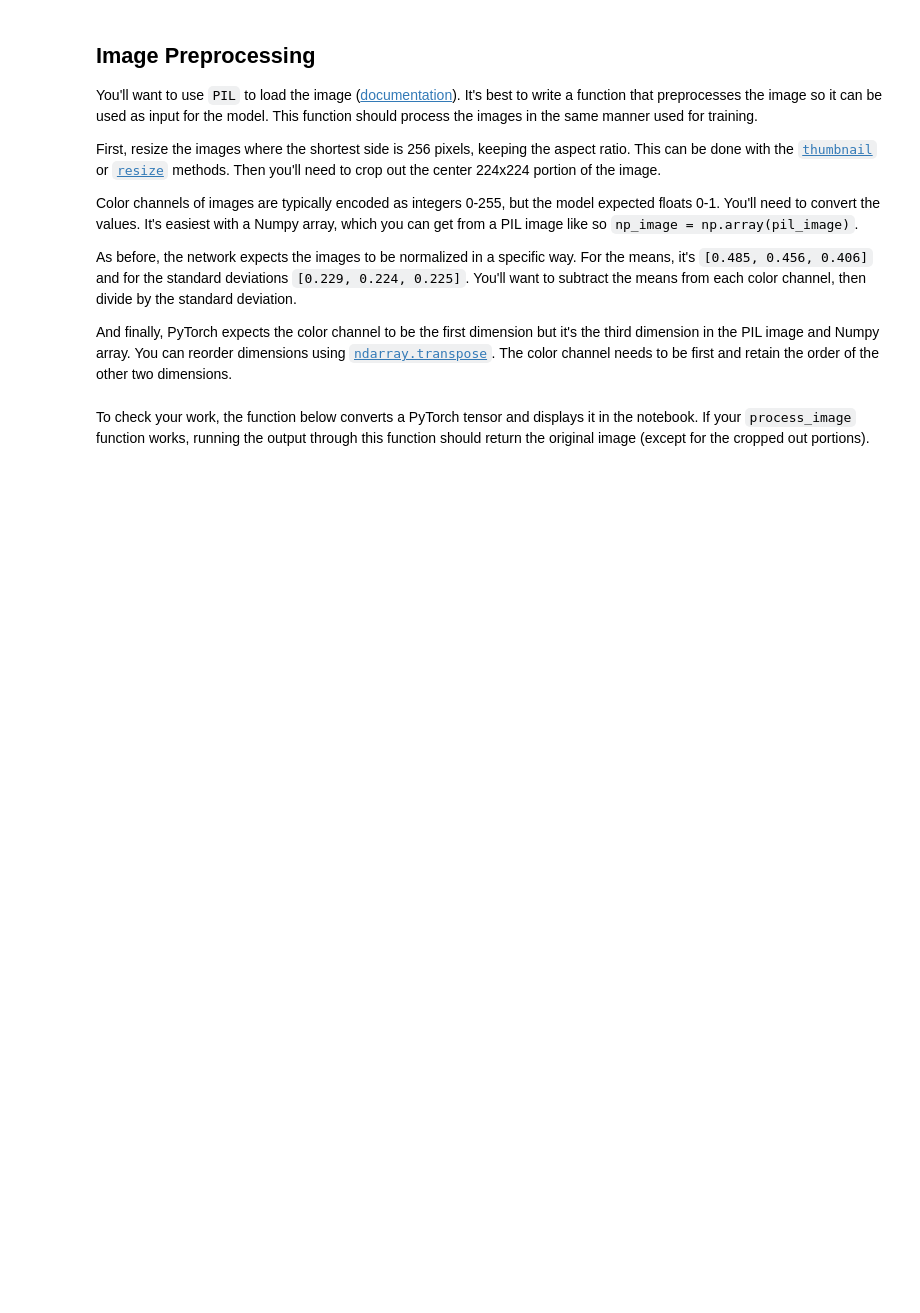
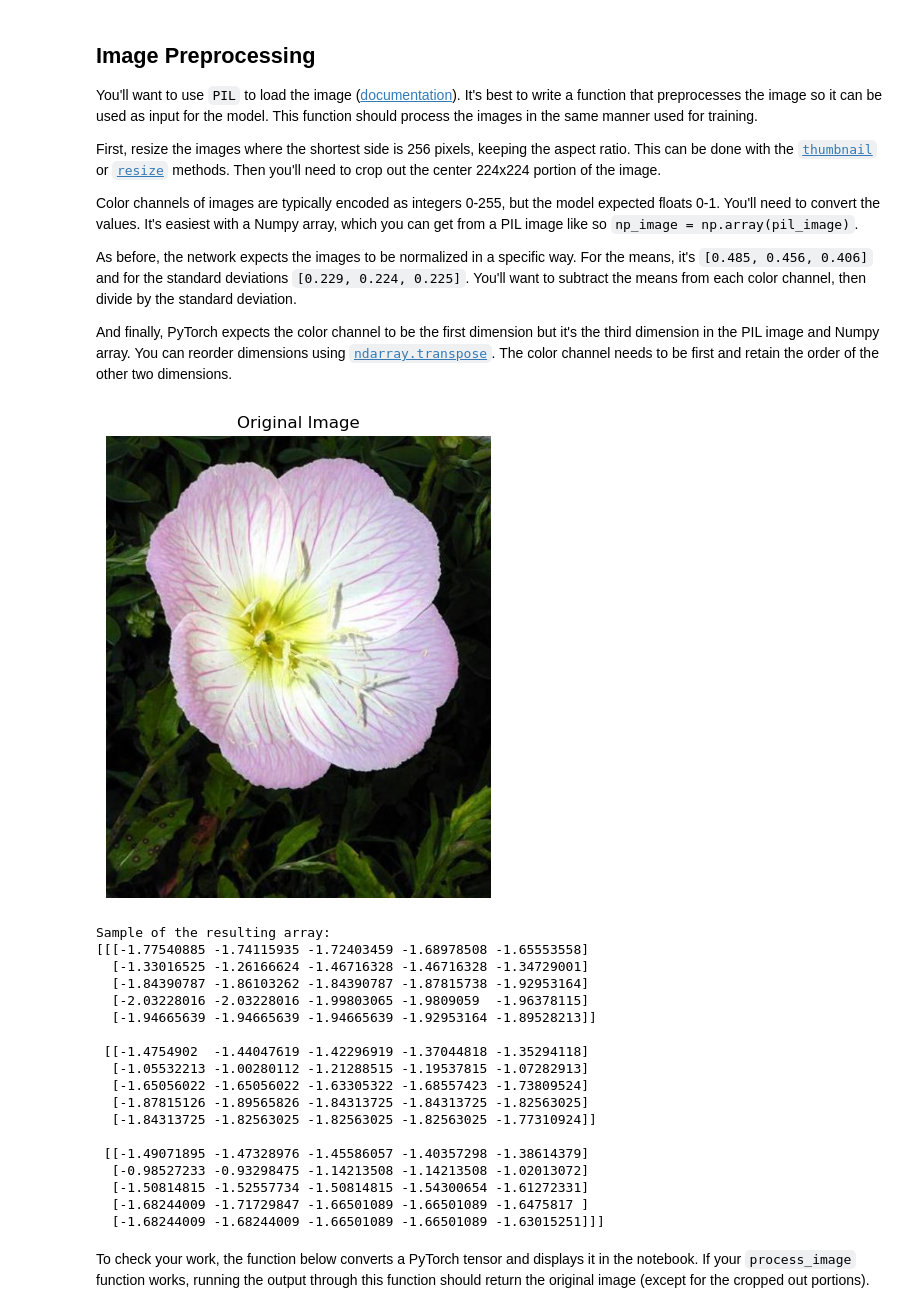
Before and after one commit to emdeh/rmit-img-classifier, a Jupyter notebook: Image Classifier Project.ipynb, the cells around one changed output. Drawn from its saved outputs; the diff is of its cells as text; code cells hidden in the pictures; blank space fills up the shorter version.

Commit message:
updated process image function to output original and sample array

```diff
--- a/Image Classifier Project.ipynb
+++ b/Image Classifier Project.ipynb
@@ -481,6 +481,13 @@ def process_image(image_path):
 
     # Load the image
     pil_image = Image.open(image_path)
+
+    # Display the original image
+    plt.figure(figsize=(6, 6))
+    plt.imshow(pil_image)
+    plt.title("Original Image")
+    plt.axis('off')
+    plt.show()
 
     # Resize the image so the shortest side is 256 pixels
     size = 256
@@ -488,34 +495,58 @@ def process_image(image_path):
     if aspect_ratio > 1:
         new_size = (int(aspect_ratio * size), size)
     else:
         new_size = (size, int(size / aspect_ratio))
 
     pil_image = pil_image.resize(new_size, Image.LANCZOS)
 
     # Center crop the image to 224x224
     width, height = pil_image.size
     left = (width - 224) / 2
     top = (height - 224) / 2
     right = left + 224
     bottom = top + 224
     pil_image = pil_image.crop((left, top, right, bottom))
 
     # Convert image to Numpy array and normalise
     np_image = np.array(pil_image) / 255.0
     mean = np.array([0.485, 0.456, 0.406])
     std = np.array([0.229, 0.224, 0.225])
     np_image = (np_image - mean) / std
 
     # Reorder dimensions so that color channel is first
     np_image = np_image.transpose((2, 0, 1))
 
+    # Display a sample of the resulting array
+    print("Sample of the resulting array:")
+    print(np_image[:, :5, :5])  # Displaying the first 5x5 block of each channel
+
     return np_image
 
 # Process image
 processed_image = process_image('flowers/test/1/image_06743.jpg')
 
-# Conver processed image to PyTorch tensor
+# Convert processed image to PyTorch tensor
 image_tensor = torch.tensor(processed_image)
+# %% [output]
+[figure, added]
+Sample of the resulting array:
+[[[-1.77540885 -1.74115935 -1.72403459 -1.68978508 -1.65553558]
+  [-1.33016525 -1.26166624 -1.46716328 -1.46716328 -1.34729001]
+  [-1.84390787 -1.86103262 -1.84390787 -1.87815738 -1.92953164]
+  [-2.03228016 -2.03228016 -1.99803065 -1.9809059  -1.96378115]
+  [-1.94665639 -1.94665639 -1.94665639 -1.92953164 -1.89528213]]
+
+ [[-1.4754902  -1.44047619 -1.42296919 -1.37044818 -1.35294118]
+  [-1.05532213 -1.00280112 -1.21288515 -1.19537815 -1.07282913]
+  [-1.65056022 -1.65056022 -1.63305322 -1.68557423 -1.73809524]
+  [-1.87815126 -1.89565826 -1.84313725 -1.84313725 -1.82563025]
+  [-1.84313725 -1.82563025 -1.82563025 -1.82563025 -1.77310924]]
+
+ [[-1.49071895 -1.47328976 -1.45586057 -1.40357298 -1.38614379]
+  [-0.98527233 -0.93298475 -1.14213508 -1.14213508 -1.02013072]
+  [-1.50814815 -1.52557734 -1.50814815 -1.54300654 -1.61272331]
+  [-1.68244009 -1.71729847 -1.66501089 -1.66501089 -1.6475817 ]
+  [-1.68244009 -1.68244009 -1.66501089 -1.66501089 -1.63015251]]]
 # %% [markdown]
 To check your work, the function below converts a PyTorch tensor and displays it in the notebook. If your `process_image` function works, running the output through this function should return the original image (except for the cropped out portions).
 # %%
```
